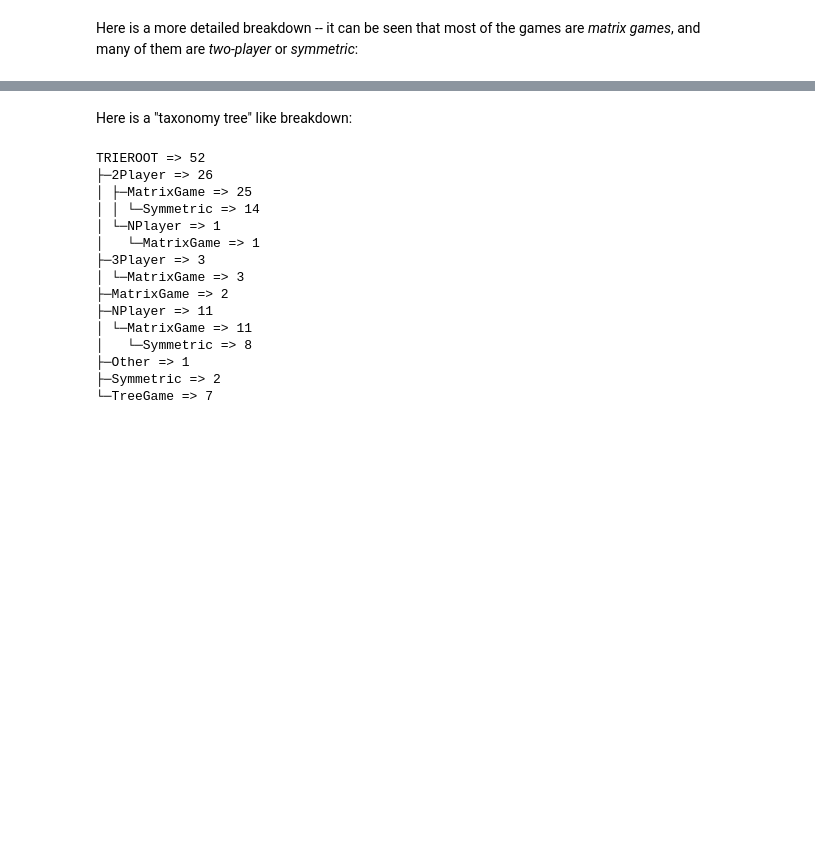
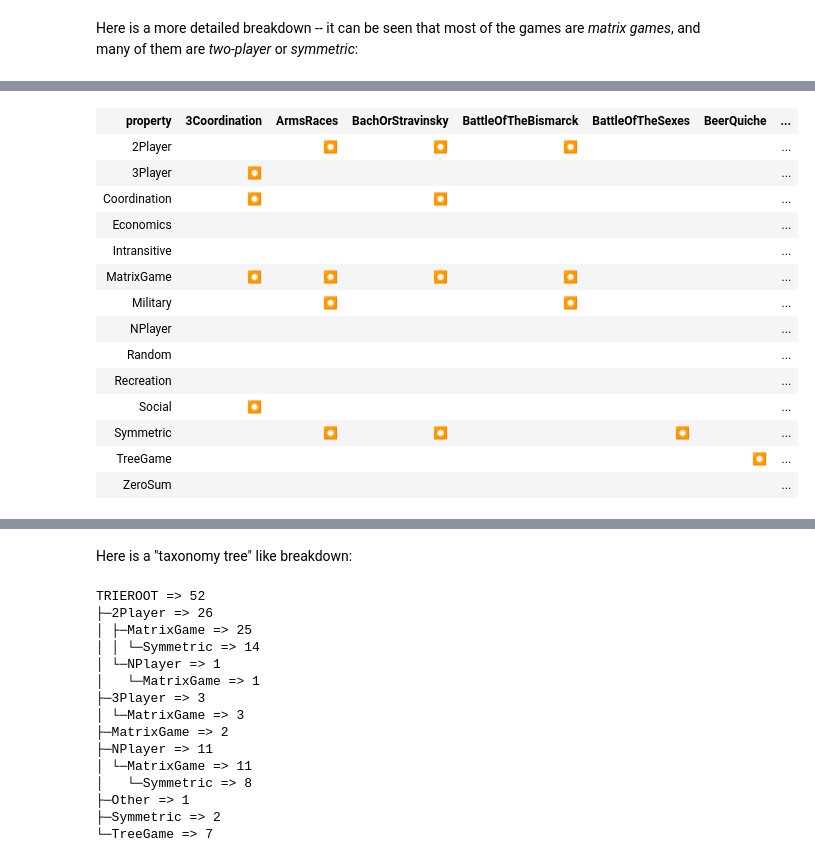
Before and after one commit to antononcube/Raku-Math-GameTheory, a Jupyter notebook: docs/Basic-usage.ipynb, the cells around one changed output, grey strips where cells are left out. Saved outputs shown, nothing was run; the diff lists cells and outputs as text; code cells hidden in the pictures; blank space fills up the shorter version.

```diff
--- a/docs/Basic-usage.ipynb
+++ b/docs/Basic-usage.ipynb
@@ -83,0 +59,24 @@ cross-tabulate(@dsGames, 'name', 'property')
+# %%
+#% html
+cross-tabulate(@dsGames, 'property', 'name')
+==> { $_.map({ %( property => $_.key, |$_.value) }).sort(*<property>).List }()
+==> to-dataset()
+==> to-html(field-names => ['property', |game-theory-data()], :vertical-header-names)
+==> { .subst('1', '⏺', :g) }()
+==> { .subst(/ ['<th' .+? '>' property '</th>'] /,  '<th>property</th>') }()
+# %% [output]
+| property | 3Coordination | ArmsRaces | BachOrStravinsky | BattleOfTheBismarck | BattleOfTheSexes | BeerQuiche | ... |
+| 2Player |  | ⏺ | ⏺ | ⏺ |  |  | ... |
+| 3Player | ⏺ |  |  |  |  |  | ... |
+| Coordination | ⏺ |  | ⏺ |  |  |  | ... |
+| Economics |  |  |  |  |  |  | ... |
+| Intransitive |  |  |  |  |  |  | ... |
+| MatrixGame | ⏺ | ⏺ | ⏺ | ⏺ |  |  | ... |
+| Military |  | ⏺ |  | ⏺ |  |  | ... |
+| NPlayer |  |  |  |  |  |  | ... |
+| Random |  |  |  |  |  |  | ... |
+| Recreation |  |  |  |  |  |  | ... |
+| Social | ⏺ |  |  |  |  |  | ... |
+| Symmetric |  | ⏺ | ⏺ |  | ⏺ |  | ... |
+| TreeGame |  |  |  |  |  | ⏺ | ... |
+| ZeroSum |  |  |  |  |  |  | ... |
```
Also changed, not shown: parts of 9 cells of this notebook.
